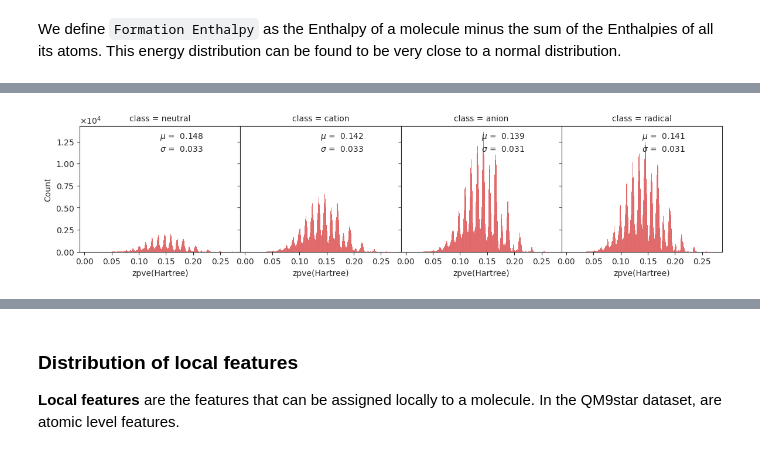
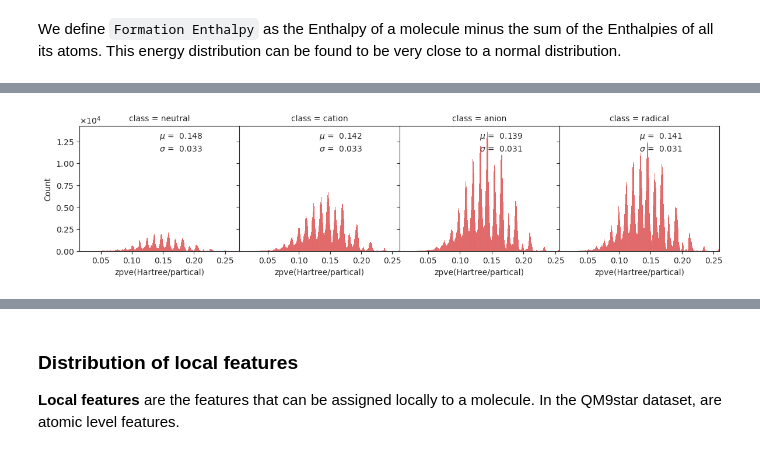
Before and after one commit to gentle1999/qm9star_query, a Jupyter notebook: tutorial/3-create_dataset.ipynb, the cells around one changed output, grey strips where cells are left out. Saved outputs shown, nothing was run; the diff lists cells and outputs as text; code cells hidden in the pictures.

```diff
--- a/tutorial/3-create_dataset.ipynb
+++ b/tutorial/3-create_dataset.ipynb
@@ -336,12 +342,19 @@ def draw_global_feature_distribution(df: pd.DataFrame, feature_name: str, index=
             height=2,
             aspect=1.5,
             color=sns.color_palette("tab10")[index],
-            facet_kws={"despine": False},
+            facet_kws={
+                "despine": False,
+                "sharex": False,
+                "subplot_kws": {"sharex": False},
+            },
         )
         g = g.map_dataframe(annotate)
         g.figure.subplots_adjust(wspace=0, hspace=0)
-    plt.ticklabel_format(style="sci", axis="y",
-                         scilimits=(0, 0), useMathText=True)
+    plt.ticklabel_format(style="sci", axis="y", scilimits=(0, 0), useMathText=True)
+    classes = df["class"].unique()
+    subdfs = [df[df["class"] == c] for c in classes]
+    for ax, subdf in zip(g.figure.axes, subdfs):
+        ax.set_xlim(subdf[feature_name].min(), subdf[feature_name].max())
     return g
 # %% [markdown]
 ### The total Enthalpy
@@ -377,6 +390,8 @@ g.figure.savefig("img/global_g3.svg", bbox_inches="tight")
 # %%
-g = draw_global_feature_distribution(global_features_total_df, "zpve(Hartree)", 3)
+g = draw_global_feature_distribution(
+    global_features_total_df, "zpve(Hartree/partical)", 3
+)
 g.figure.set_size_inches(12, 4)
-g.figure.savefig("img/global_g4.svg", bbox_inches="tight")
+g.figure.savefig("img/global_g4.svg", bbox_inches="tight", transparent=True)
 # %% [output]
-[figure, old version]
+[figure, new version]
```
Also changed, not shown: parts of 25 cells of this notebook, 21 other files.
